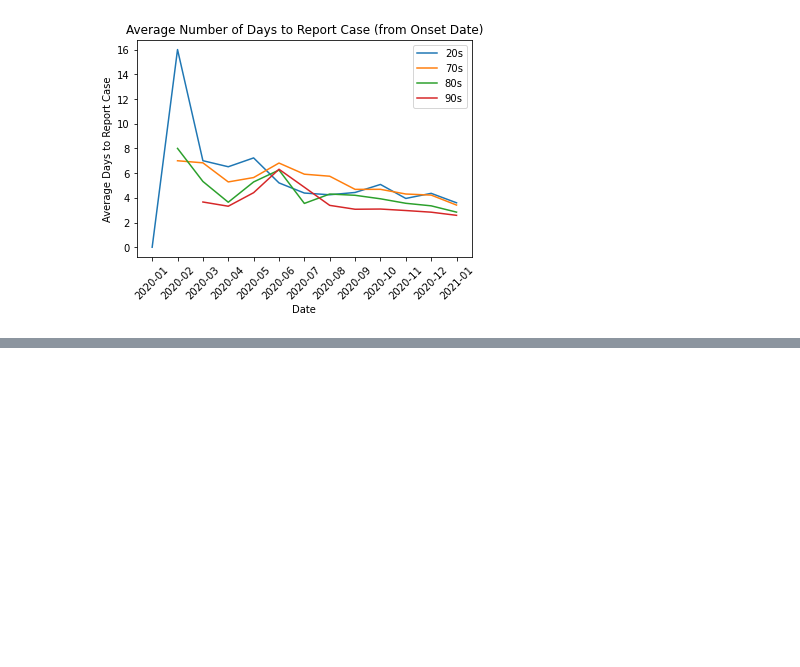
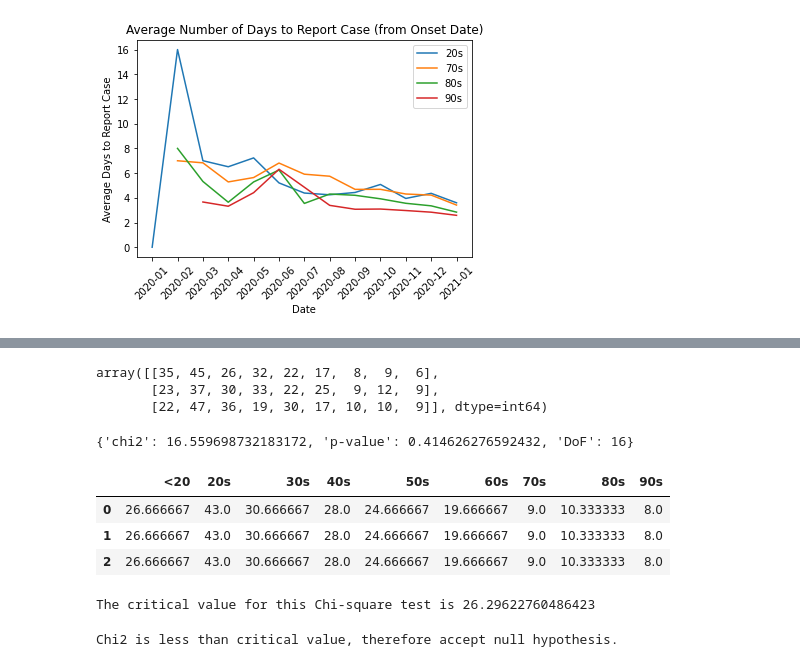
Before and after one commit to echeng220/covid_eda, a Jupyter notebook: ontario_covid_EDA.ipynb, the cells around one changed output, grey strips where cells are left out. Saved outputs shown, nothing was run; the diff lists cells and outputs as text; code cells hidden in the pictures; blank space fills up the shorter version.

```diff
--- a/ontario_covid_EDA.ipynb
+++ b/ontario_covid_EDA.ipynb
@@ -363,0 +440,12 @@ plt.legend(loc = 'upper right')
+# %%
+#take random sample of 200 cases in Toronto, and group by age
+to_sample_query = '''select w.Age_Group, count(*) as age_sample from
+(select * from covid.ontario
+where Age_Group <> 'UNKNOWN' and Age_group is not null and Age_Group <> '' and Reporting_PHU_City = 'Toronto'
+order by rand()
+limit 200) as w
+group by w.Age_Group
+order by w.Age_Group;'''
+
+to_sample = run_query(to_sample_query, db)
+to_sample
@@ -363,0 +463,49 @@ plt.legend(loc = 'upper right')
+# %%
+#covert samples to NumPy arrays
+on_values = np.array(on_sample.age_sample)
+wi_values = np.array(wi_sample.age_sample)
+to_values = np.array(to_sample.age_sample)
+
+#assemble arrays into contingency table for Chi-square test
+table = np.array([on_values, wi_values, to_values])
+table
+# %% [output]
+array([[35, 45, 26, 32, 22, 17,  8,  9,  6],
+       [23, 37, 30, 33, 22, 25,  9, 12,  9],
+       [22, 47, 36, 19, 30, 17, 10, 10,  9]], dtype=int64)
+# %%
+#perform Chi-square test on samples
+chi2, p_val, dof, expected = sp.stats.chi2_contingency(table)
+
+results = {
+    'chi2': chi2,
+    'p-value': p_val,
+    'DoF': dof,
+}
+
+results
+# %% [output]
+{'chi2': 16.559698732183172, 'p-value': 0.414626276592432, 'DoF': 16}
+# %%
+#compile expected values from Chi-square test into dataframe
+pd.DataFrame(expected, columns = list(on_sample.Age_Group))
+# %% [output]
+|  | <20 | 20s | 30s | 40s | 50s | 60s | 70s | 80s | 90s |
+| 0 | 26.666667 | 43.0 | 30.666667 | 28.0 | 24.666667 | 19.666667 | 9.0 | 10.333333 | 8.0 |
+| 1 | 26.666667 | 43.0 | 30.666667 | 28.0 | 24.666667 | 19.666667 | 9.0 | 10.333333 | 8.0 |
+| 2 | 26.666667 | 43.0 | 30.666667 | 28.0 | 24.666667 | 19.666667 | 9.0 | 10.333333 | 8.0 |
+# %%
+#calculate critical values for Chi-square
+p = 0.95
+crit_val = sp.stats.chi2.ppf(p, dof)
+print(f'The critical value for this Chi-square test is {crit_val}')
+# %% [output]
+The critical value for this Chi-square test is 26.29622760486423
+# %%
+#print statement with result of Chi-square test
+if chi2 < crit_val:
+    print('Chi2 is less than critical value, therefore accept null hypothesis.')
+else:
+    print('Chi2 is greater than critical value, therefore reject null hypothesis.')
+# %% [output]
+Chi2 is less than critical value, therefore accept null hypothesis.
```
Also changed, not shown: parts of 8 cells of this notebook, 1 other file.
